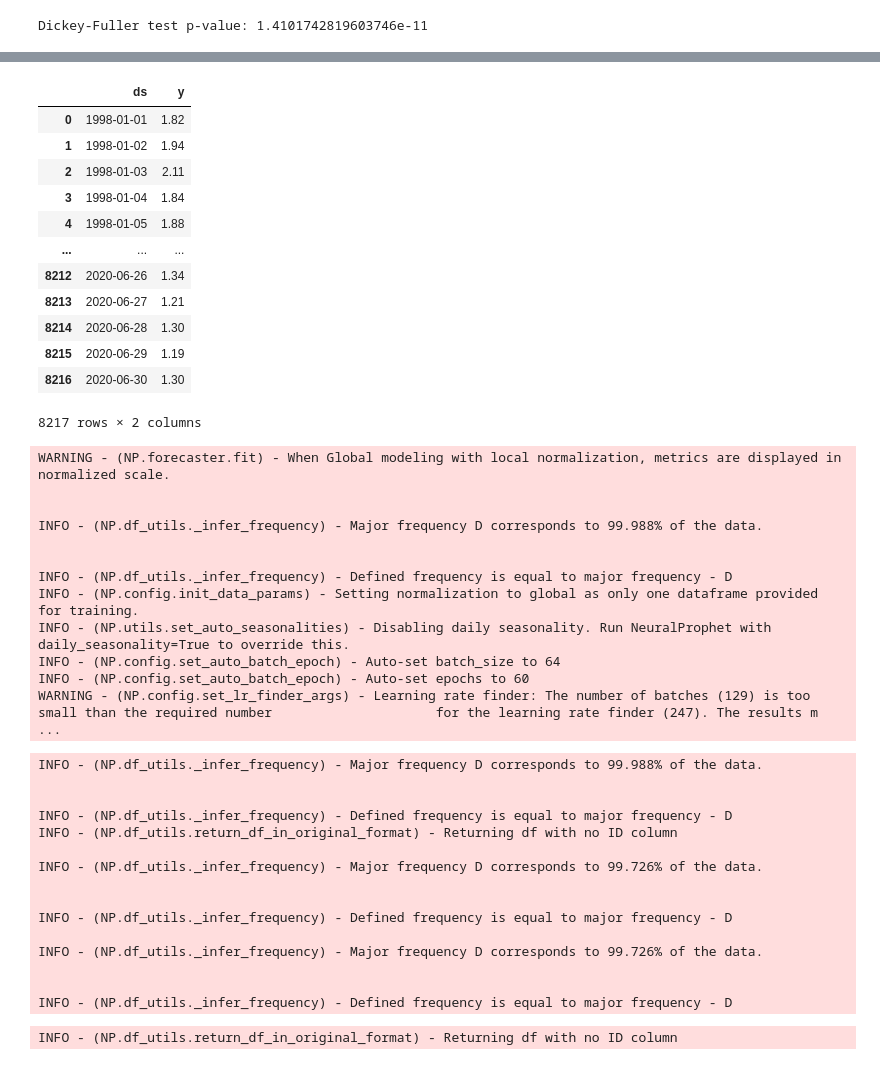
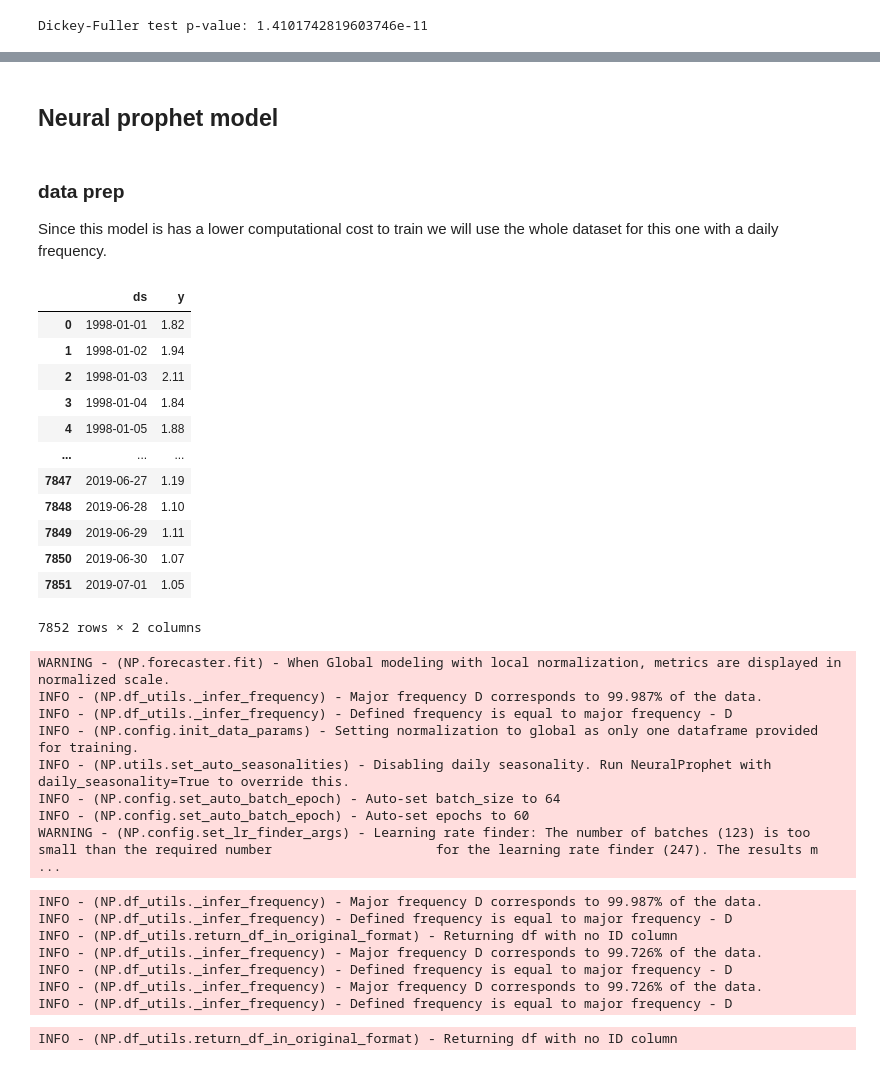
Before and after one commit to ShadekJaramillo/water-analytics-tutorial, a Jupyter notebook: src/explore.ipynb, the cells around one changed output, grey strips where cells are left out. Drawn from its saved outputs; the diff is of its cells as text; code cells hidden in the pictures.

```diff
--- a/src/explore.ipynb
+++ b/src/explore.ipynb
@@ -108,55 +172,56 @@ from neuralprophet import NeuralProphet
+# %% [markdown]
+## Neural prophet model
+# %% [markdown]
+### data prep
+
+Since this model is has a lower computational cost to train we will use the whole dataset for this one with a daily frequency.
 # %%
 ts_np = pd.DataFrame(raw_df['Hydrometry_Nave_di_Rosano'].copy())
 ts_np.interpolate(method='linear', inplace=True)
 ts_np.reset_index(names='ds', inplace=True)
 ts_np.rename({'Hydrometry_Nave_di_Rosano':'y'}, axis=1, inplace=True)
-ts_np
+
+train_np = ts_np.iloc[:-365,:] # previous to last year
+validation_np = ts_np.iloc[-365:,:] # last year
+train_np
 # %% [output]
 |  | ds | y |
 | 0 | 1998-01-01 | 1.82 |
 | 1 | 1998-01-02 | 1.94 |
 | 2 | 1998-01-03 | 2.11 |
 | 3 | 1998-01-04 | 1.84 |
 | 4 | 1998-01-05 | 1.88 |
 | ... | ... | ... |
-| 8212 | 2020-06-26 | 1.34 |
-| 8213 | 2020-06-27 | 1.21 |
-| 8214 | 2020-06-28 | 1.30 |
-| 8215 | 2020-06-29 | 1.19 |
-| 8216 | 2020-06-30 | 1.30 |
+| 7847 | 2019-06-27 | 1.19 |
+| 7848 | 2019-06-28 | 1.10 |
+| 7849 | 2019-06-29 | 1.11 |
+| 7850 | 2019-06-30 | 1.07 |
+| 7851 | 2019-07-01 | 1.05 |
-8217 rows × 2 columns
+7852 rows × 2 columns
 # %%
+warnings.filterwarnings('ignore')
+
 neural_model = NeuralProphet()
-metrics = neural_model.fit(ts_np, freq='D')
-pred_df = neural_model.make_future_dataframe(ts_np, periods=365)
+metrics = neural_model.fit(train_np, freq='D')
+pred_df = neural_model.make_future_dataframe(train_np, periods=365)
 pred_df = neural_model.predict(pred_df)
+
+warnings.filterwarnings('default')
 # %% [output]
 WARNING - (NP.forecaster.fit) - When Global modeling with local normalization, metrics are displayed in normalized scale.
-
-
-INFO - (NP.df_utils._infer_frequency) - Major frequency D corresponds to 99.988% of the data.
-
-
+INFO - (NP.df_utils._infer_frequency) - Major frequency D corresponds to 99.987% of the data.
 INFO - (NP.df_utils._infer_frequency) - Defined frequency is equal to major frequency - D
 INFO - (NP.config.init_data_params) - Setting normalization to global as only one dataframe provided for training.
 INFO - (NP.utils.set_auto_seasonalities) - Disabling daily seasonality. Run NeuralProphet with daily_seasonality=True to override this.
 INFO - (NP.config.set_auto_batch_epoch) - Auto-set batch_size to 64
 INFO - (NP.config.set_auto_batch_epoch) - Auto-set epochs to 60
-WARNING - (NP.config.set_lr_finder_args) - Learning rate finder: The number of batches (129) is too small than the required number                     for the learning rate finder (247). The results m ...
+WARNING - (NP.config.set_lr_finder_args) - Learning rate finder: The number of batches (123) is too small than the required number                     for the learning rate finder (247). The results m ...
-INFO - (NP.df_utils._infer_frequency) - Major frequency D corresponds to 99.988% of the data.
-
-
+INFO - (NP.df_utils._infer_frequency) - Major frequency D corresponds to 99.987% of the data.
 INFO - (NP.df_utils._infer_frequency) - Defined frequency is equal to major frequency - D
 INFO - (NP.df_utils.return_df_in_original_format) - Returning df with no ID column
-
 INFO - (NP.df_utils._infer_frequency) - Major frequency D corresponds to 99.726% of the data.
-
-
 INFO - (NP.df_utils._infer_frequency) - Defined frequency is equal to major frequency - D
-
 INFO - (NP.df_utils._infer_frequency) - Major frequency D corresponds to 99.726% of the data.
-
-
 INFO - (NP.df_utils._infer_frequency) - Defined frequency is equal to major frequency - D
 INFO - (NP.df_utils.return_df_in_original_format) - Returning df with no ID column
 # %%
```
Also changed, not shown: parts of 34 cells of this notebook.
